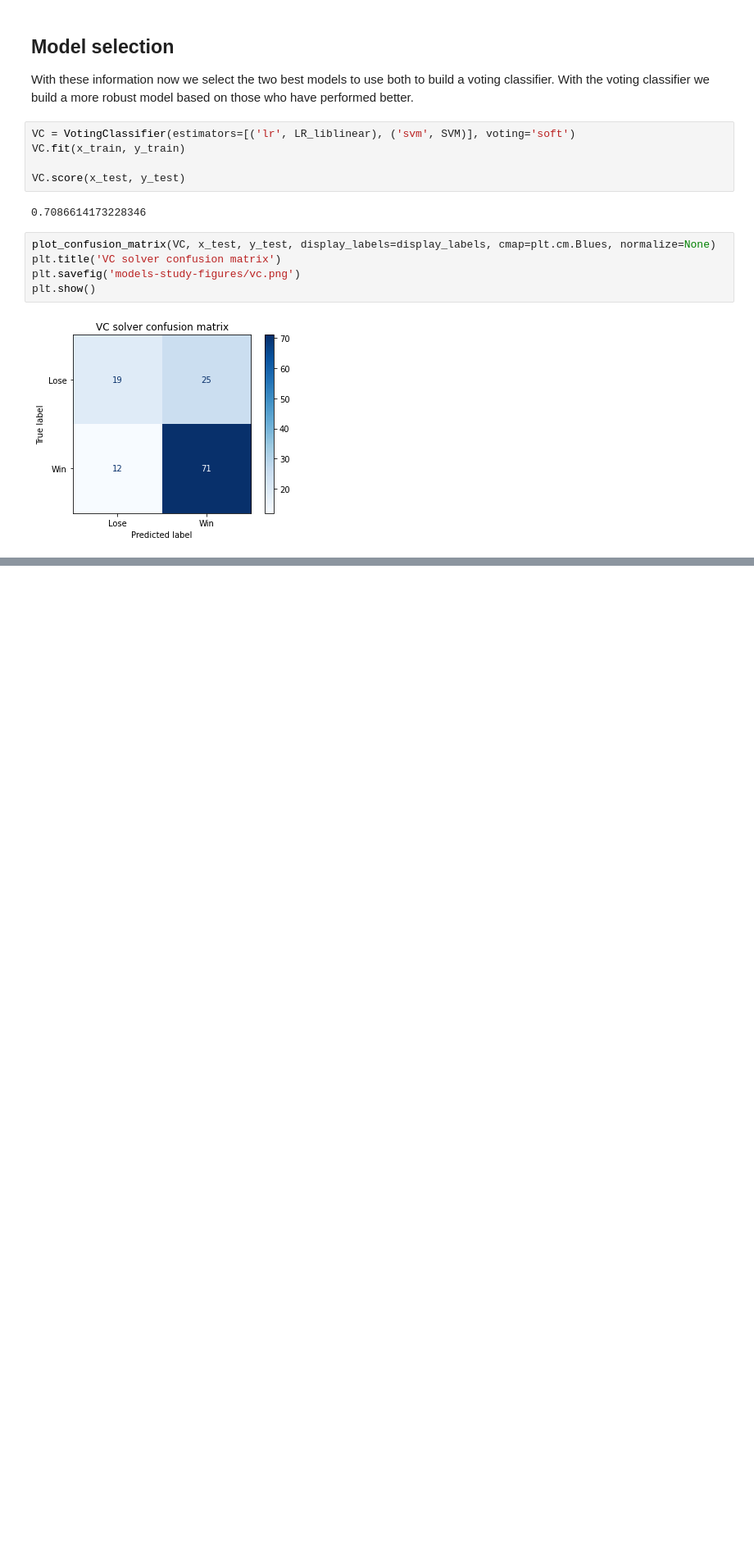
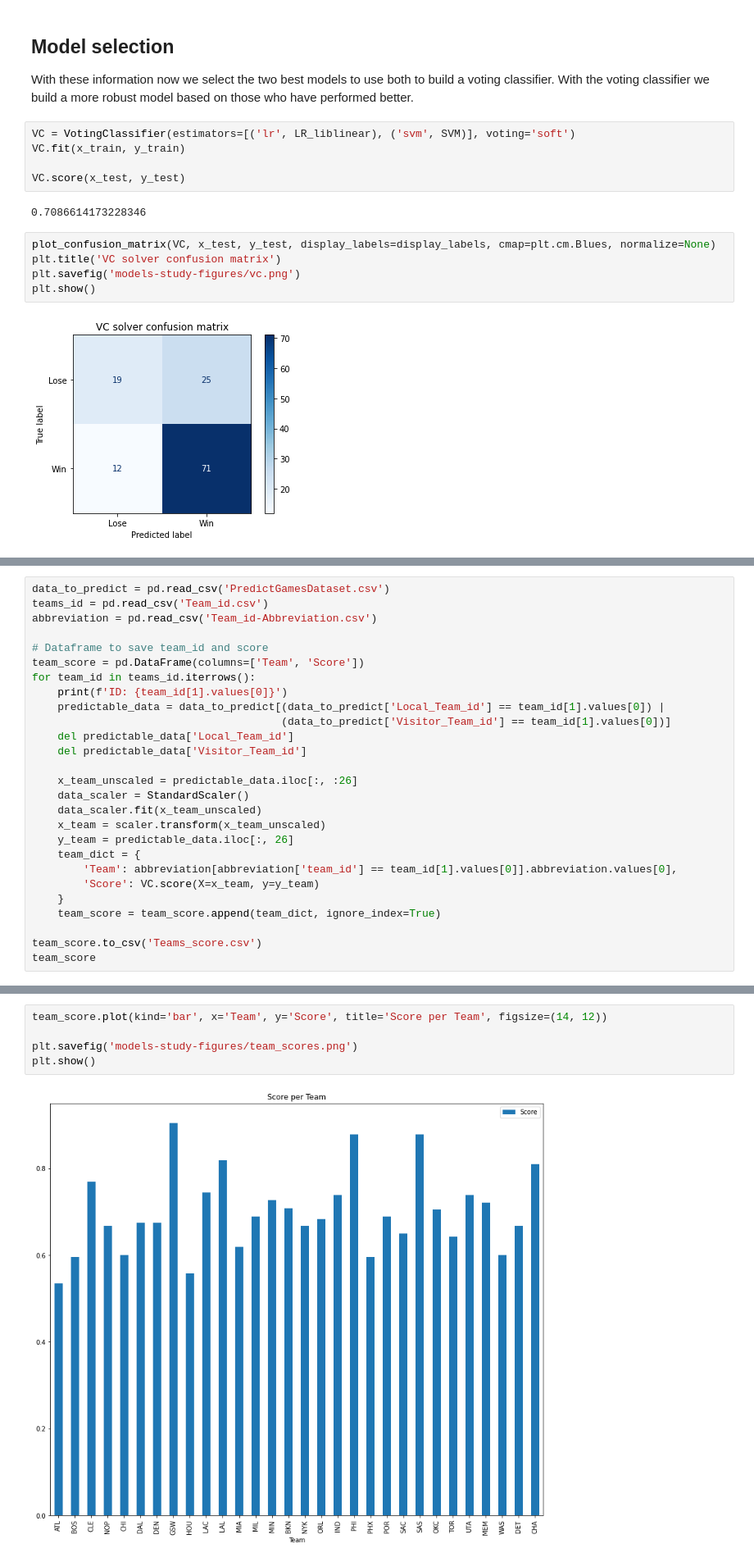
Before and after one commit to JoseRuizCasado/GamePredictionModelEvaluation, a Jupyter notebook: GamePrediction.ipynb, the cells around one changed output, grey strips where cells are left out. Shown at 82% size. Drawn from its saved outputs; the diff is of its cells as text; blank space fills up the shorter version.

Commit message:
Model score per team,

```diff
--- a/GamePrediction.ipynb
+++ b/GamePrediction.ipynb
@@ -357,0 +361,27 @@ plt.show()
+# %%
+data_to_predict = pd.read_csv('PredictGamesDataset.csv')
+teams_id = pd.read_csv('Team_id.csv')
+abbreviation = pd.read_csv('Team_id-Abbreviation.csv')
+
+# Dataframe to save team_id and score
+team_score = pd.DataFrame(columns=['Team', 'Score'])
+for team_id in teams_id.iterrows():
+    print(f'ID: {team_id[1].values[0]}')
+    predictable_data = data_to_predict[(data_to_predict['Local_Team_id'] == team_id[1].values[0]) |
+                                       (data_to_predict['Visitor_Team_id'] == team_id[1].values[0])]
+    del predictable_data['Local_Team_id']
+    del predictable_data['Visitor_Team_id']
+
+    x_team_unscaled = predictable_data.iloc[:, :26]
+    data_scaler = StandardScaler()
+    data_scaler.fit(x_team_unscaled)
+    x_team = scaler.transform(x_team_unscaled)
+    y_team = predictable_data.iloc[:, 26]
+    team_dict = {
+        'Team': abbreviation[abbreviation['team_id'] == team_id[1].values[0]].abbreviation.values[0],
+        'Score': VC.score(X=x_team, y=y_team)
+    }
+    team_score = team_score.append(team_dict, ignore_index=True)
+
+team_score.to_csv('Teams_score.csv')
+team_score
@@ -357,0 +423,7 @@ plt.show()
+# %%
+team_score.plot(kind='bar', x='Team', y='Score', title='Score per Team', figsize=(14, 12))
+
+plt.savefig('models-study-figures/team_scores.png')
+plt.show()
+# %% [output]
+[figure, added]
```
Also changed, not shown: parts of 5 cells of this notebook, 6 other files.
